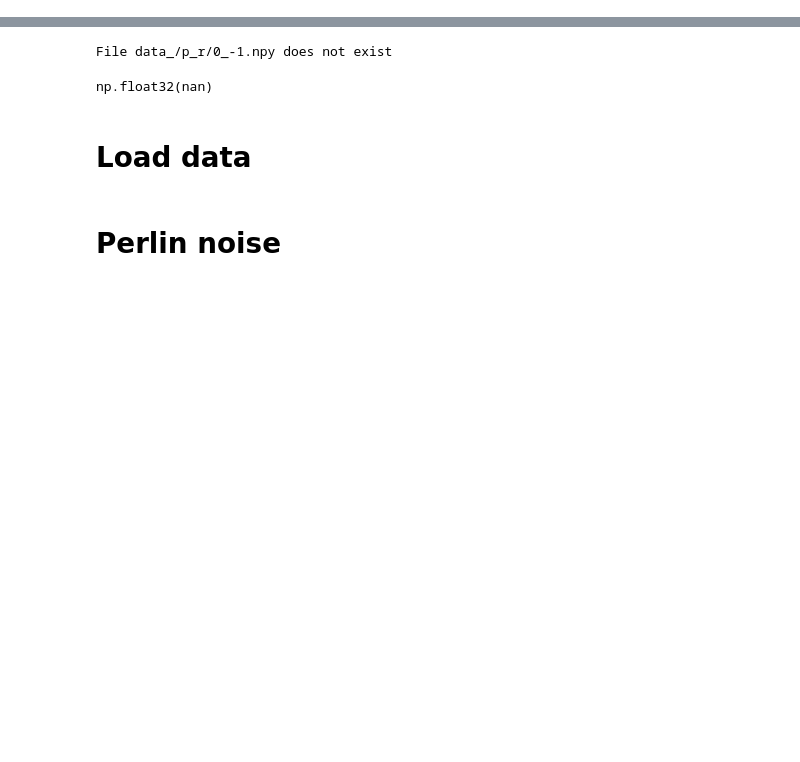
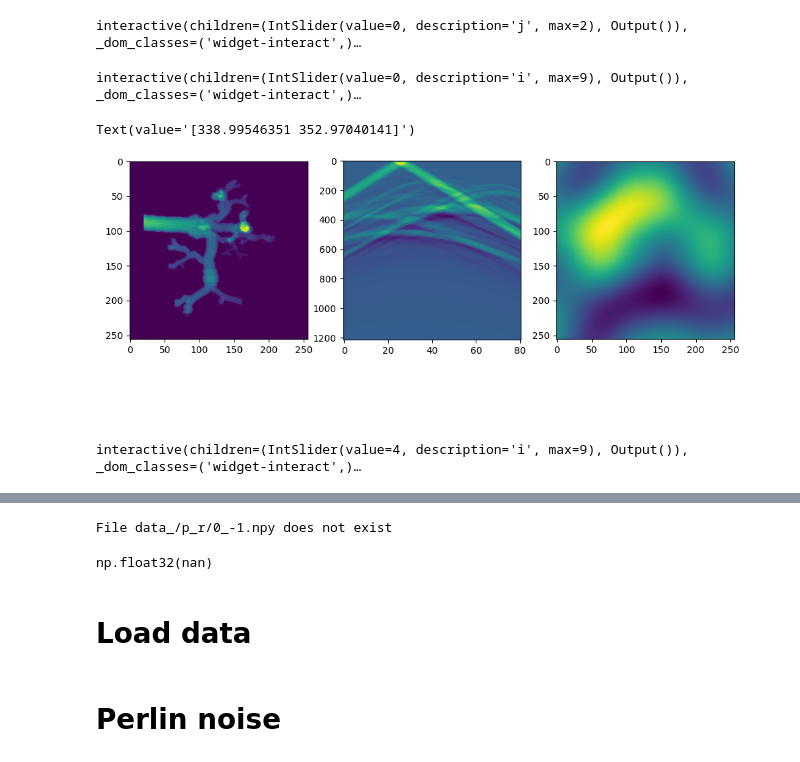
Before and after one commit to grindstm/pat, a Jupyter notebook: vis.ipynb, the cells around one changed output, grey strips where cells are left out. Drawn from its saved outputs; the diff is of its cells as text; code cells hidden in the pictures; blank space fills up the shorter version.

```diff
--- a/vis.ipynb
+++ b/vis.ipynb
@@ -26,0 +36,55 @@ list(colormaps)
+# %%
+%matplotlib ipympl
+import numpy as np
+import matplotlib.pyplot as plt
+from ipywidgets import interact
+import ipywidgets as widgets
+
+
+def load_data(j):
+    global p0, p_data, c, angles
+    p0 = np.load(f"data_/p0/{j}.npy")
+    c = np.load(f"data_/c/{j}.npy", allow_pickle=True)
+    p_data = np.load(f"data_/p_data/{j}.npy")
+    angles = np.load(f"data_/angles/{j}.npy")
+    angles = angles.reshape(-1, 2)
+    show_data(0)
+load_data(0)
+# Create initial plot
+fig, ax = plt.subplots(1, 3, figsize=(10, 4))
+fig.subplots_adjust(left=0.05, right=0.95, top=1.3, bottom=.0, wspace=0.2, hspace=0.)
+
+im0 = ax[0].imshow(p0[0], aspect='equal')
+im1 = ax[1].imshow(p_data[0], aspect='.067')
+im2 = ax[2].imshow(c, aspect='equal')
+txt0 = widgets.Text(str(angles[0]))
+
+def show_data(i):
+    global p0, p_data, c
+    im0.set_array(p0[i])
+    im1.set_array(p_data[i])
+    im2.set_array(c)
+    txt0.value = str(angles[i])
+    fig.canvas.draw_idle()
+
+# Create interactive slider
+max_j = os.listdir("data_/p0/").__len__()-1
+interact(load_data, j=widgets.IntSlider(min=0, max=max_j, step=1, value=0))
+interact(show_data, i=widgets.IntSlider(min=0, max=p_data.shape[0]-1, step=1, value=0))
+txt0
+# %% [output]
+interactive(children=(IntSlider(value=0, description='j', max=2), Output()), _dom_classes=('widget-interact',)…
+interactive(children=(IntSlider(value=0, description='i', max=9), Output()), _dom_classes=('widget-interact',)…
+Text(value='[338.99546351 352.97040141]')
+[figure, added]
+# %%
+p0 = np.load(f"data_/p0/{j}.npy")
+@interact(i=(0, p0.shape[0]-1))
+
+# def show_data(i):
+#     return Volume(p0[i]).mode(1).alpha(1)#.show(axes=6, bg="white", size=(1600, 800))
+
+def show_data(i):
+    plt.imshow(p0[i])
+# %% [output]
+interactive(children=(IntSlider(value=4, description='i', max=9), Output()), _dom_classes=('widget-interact',)…
```
Also changed, not shown: parts of 7 cells of this notebook, 5 other files.
